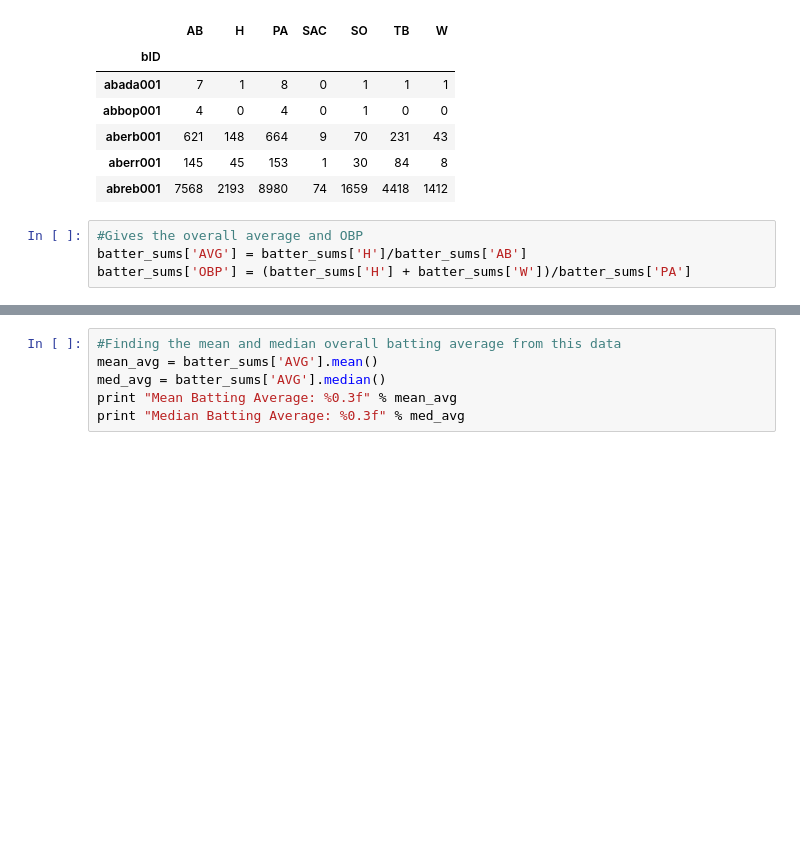
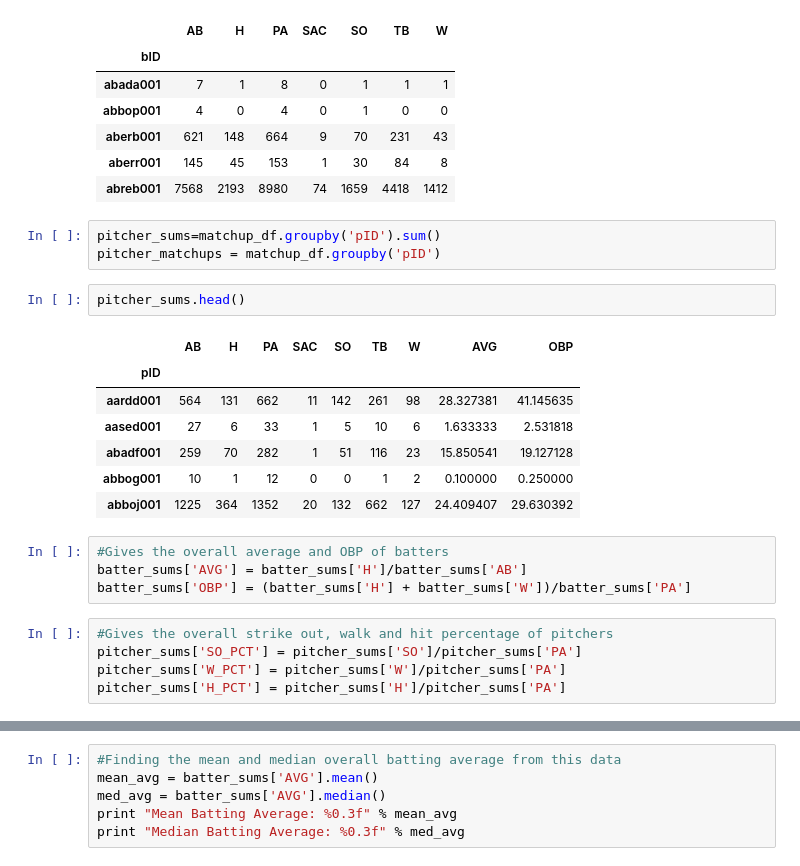
Before and after one commit to bacook17/CS109_baseball, a Jupyter notebook: additional_eda.ipynb, the cells around one changed output, grey strips where cells are left out. Drawn from its saved outputs; the diff is of its cells as text; blank space fills up the shorter version.

```diff
--- a/additional_eda.ipynb
+++ b/additional_eda.ipynb
@@ -49,7 +49,25 @@ batter_sums.head()
 | aberb001 | 621 | 148 | 664 | 9 | 70 | 231 | 43 |
 | aberr001 | 145 | 45 | 153 | 1 | 30 | 84 | 8 |
 | abreb001 | 7568 | 2193 | 8980 | 74 | 1659 | 4418 | 1412 |
+# %%
+pitcher_sums=matchup_df.groupby('pID').sum()
+pitcher_matchups = matchup_df.groupby('pID')
+# %%
+pitcher_sums.head()
+# %% [output]
+|  | AB | H | PA | SAC | SO | TB | W | AVG | OBP |
+| pID |  |  |  |  |  |  |  |  |  |
+| aardd001 | 564 | 131 | 662 | 11 | 142 | 261 | 98 | 28.327381 | 41.145635 |
+| aased001 | 27 | 6 | 33 | 1 | 5 | 10 | 6 | 1.633333 | 2.531818 |
+| abadf001 | 259 | 70 | 282 | 1 | 51 | 116 | 23 | 15.850541 | 19.127128 |
+| abbog001 | 10 | 1 | 12 | 0 | 0 | 1 | 2 | 0.100000 | 0.250000 |
+| abboj001 | 1225 | 364 | 1352 | 20 | 132 | 662 | 127 | 24.409407 | 29.630392 |
 # %%
-#Gives the overall average and OBP
+#Gives the overall average and OBP of batters
 batter_sums['AVG'] = batter_sums['H']/batter_sums['AB']
 batter_sums['OBP'] = (batter_sums['H'] + batter_sums['W'])/batter_sums['PA']
+# %%
+#Gives the overall strike out, walk and hit percentage of pitchers
+pitcher_sums['SO_PCT'] = pitcher_sums['SO']/pitcher_sums['PA']
+pitcher_sums['W_PCT'] = pitcher_sums['W']/pitcher_sums['PA']
+pitcher_sums['H_PCT'] = pitcher_sums['H']/pitcher_sums['PA']
```
Also changed, not shown: parts of 7 cells of this notebook, 1 other file.
